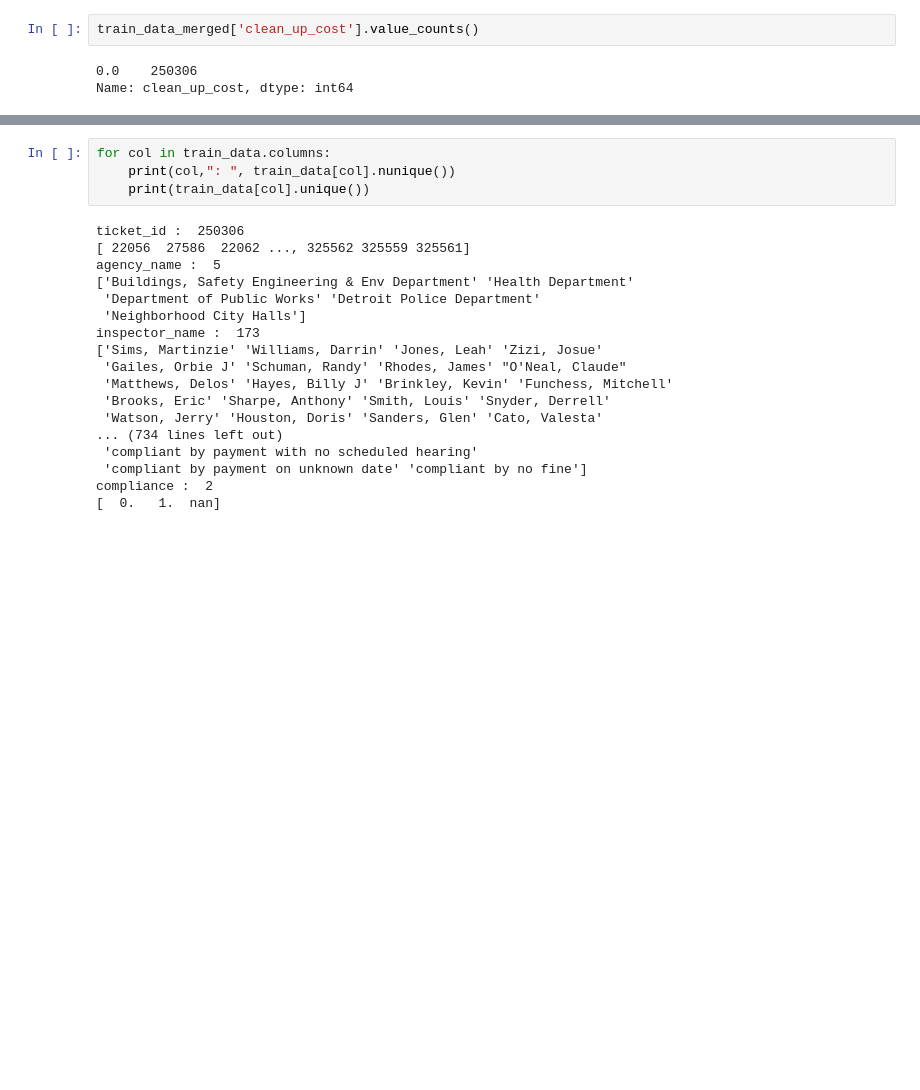
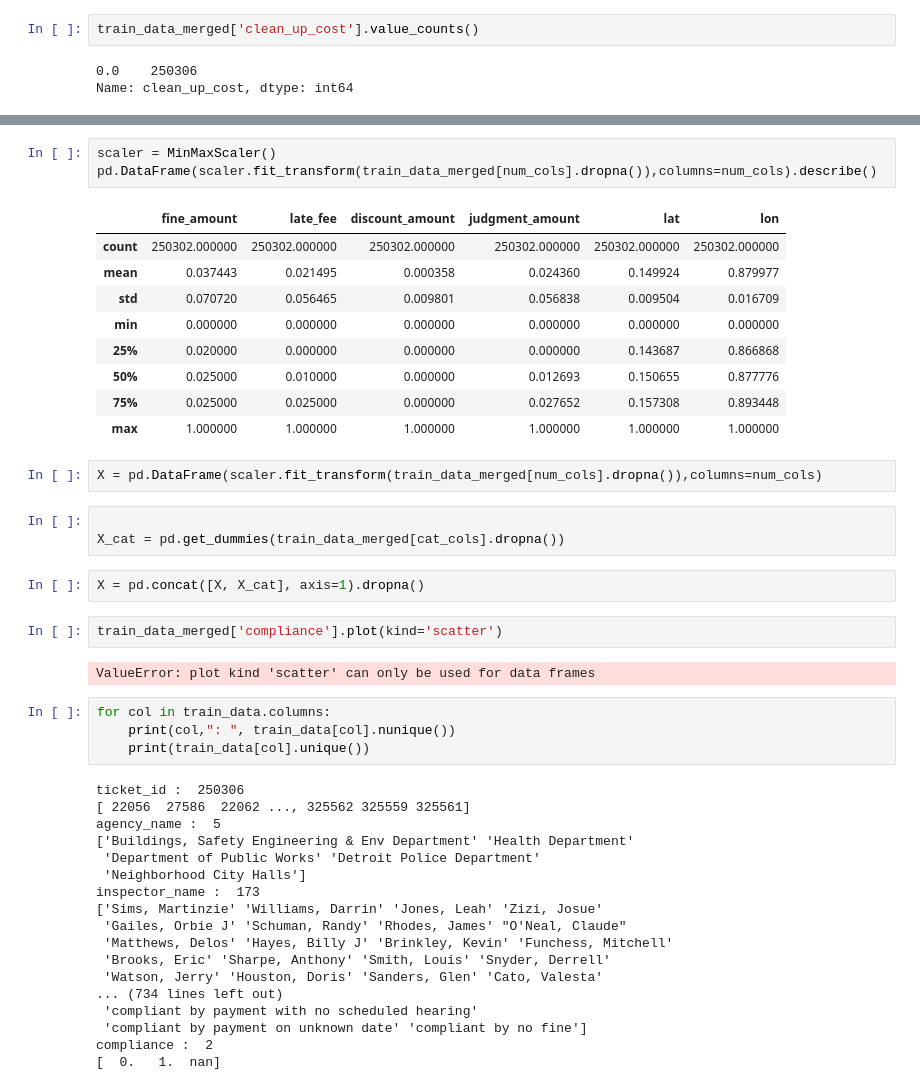
Before and after one commit to aitabuzaid/predict-fines, a Jupyter notebook: Assignment+4.ipynb, the cells around one changed output, grey strips where cells are left out. Cells and saved outputs as stored; diff of their text form; blank space fills up the shorter version.

```diff
--- a/Assignment+4.ipynb
+++ b/Assignment+4.ipynb
@@ -279,3 +389,27 @@ Name: clean_up_cost, dtype: int64
+# %%
+scaler = MinMaxScaler()
+pd.DataFrame(scaler.fit_transform(train_data_merged[num_cols].dropna()),columns=num_cols).describe()
+# %% [output]
+|  | fine_amount | late_fee | discount_amount | judgment_amount | lat | lon |
+| count | 250302.000000 | 250302.000000 | 250302.000000 | 250302.000000 | 250302.000000 | 250302.000000 |
+| mean | 0.037443 | 0.021495 | 0.000358 | 0.024360 | 0.149924 | 0.879977 |
+| std | 0.070720 | 0.056465 | 0.009801 | 0.056838 | 0.009504 | 0.016709 |
+| min | 0.000000 | 0.000000 | 0.000000 | 0.000000 | 0.000000 | 0.000000 |
+| 25% | 0.020000 | 0.000000 | 0.000000 | 0.000000 | 0.143687 | 0.866868 |
+| 50% | 0.025000 | 0.010000 | 0.000000 | 0.012693 | 0.150655 | 0.877776 |
+| 75% | 0.025000 | 0.025000 | 0.000000 | 0.027652 | 0.157308 | 0.893448 |
+| max | 1.000000 | 1.000000 | 1.000000 | 1.000000 | 1.000000 | 1.000000 |
+# %%
+X = pd.DataFrame(scaler.fit_transform(train_data_merged[num_cols].dropna()),columns=num_cols)
+# %%
+
+X_cat = pd.get_dummies(train_data_merged[cat_cols].dropna())
+# %%
+X = pd.concat([X, X_cat], axis=1).dropna()
+# %%
+train_data_merged['compliance'].plot(kind='scatter')
+# %% [output]
+ValueError: plot kind 'scatter' can only be used for data frames
 # %%
 for col in train_data.columns:
     print(col,": ", train_data[col].nunique())
```
Also changed, not shown: parts of 10 cells of this notebook.
